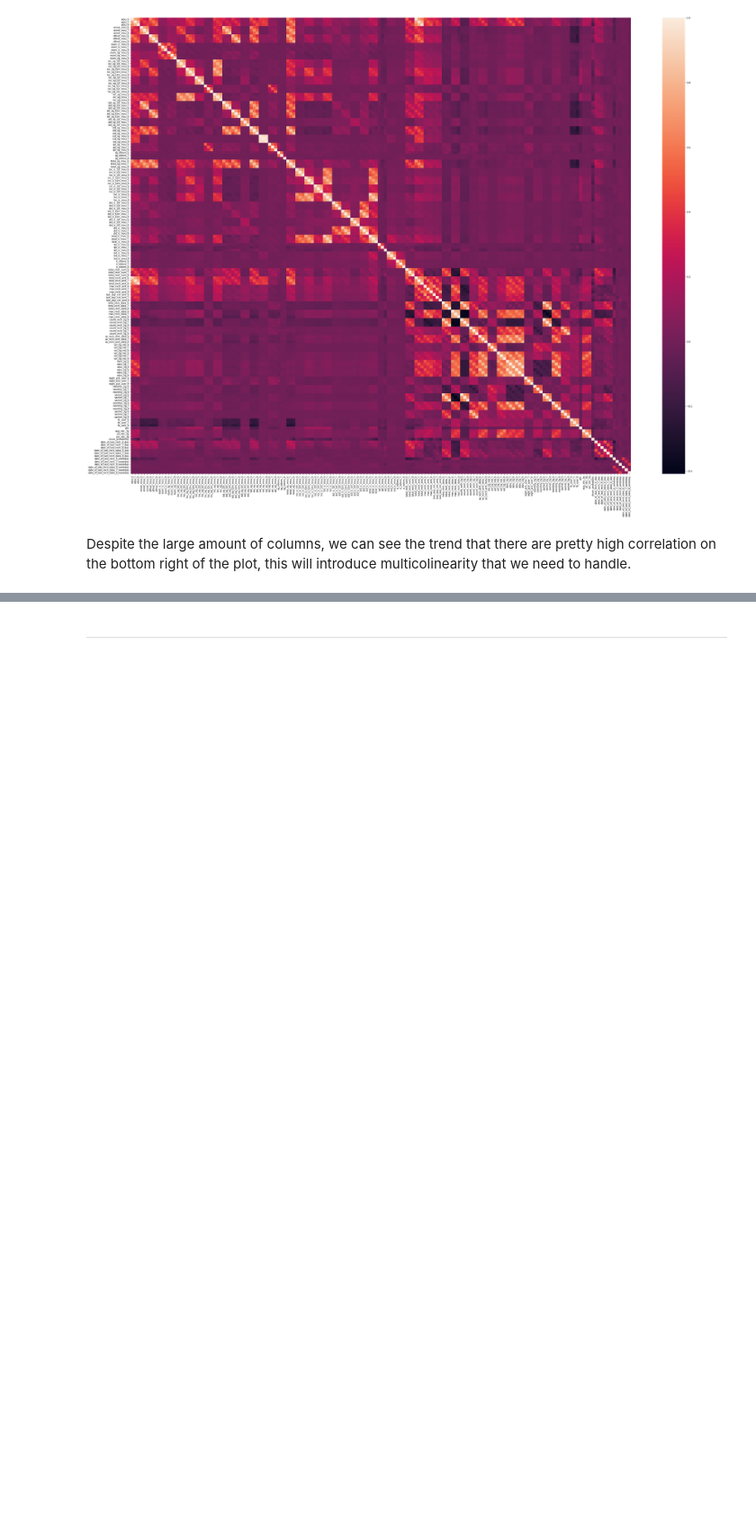
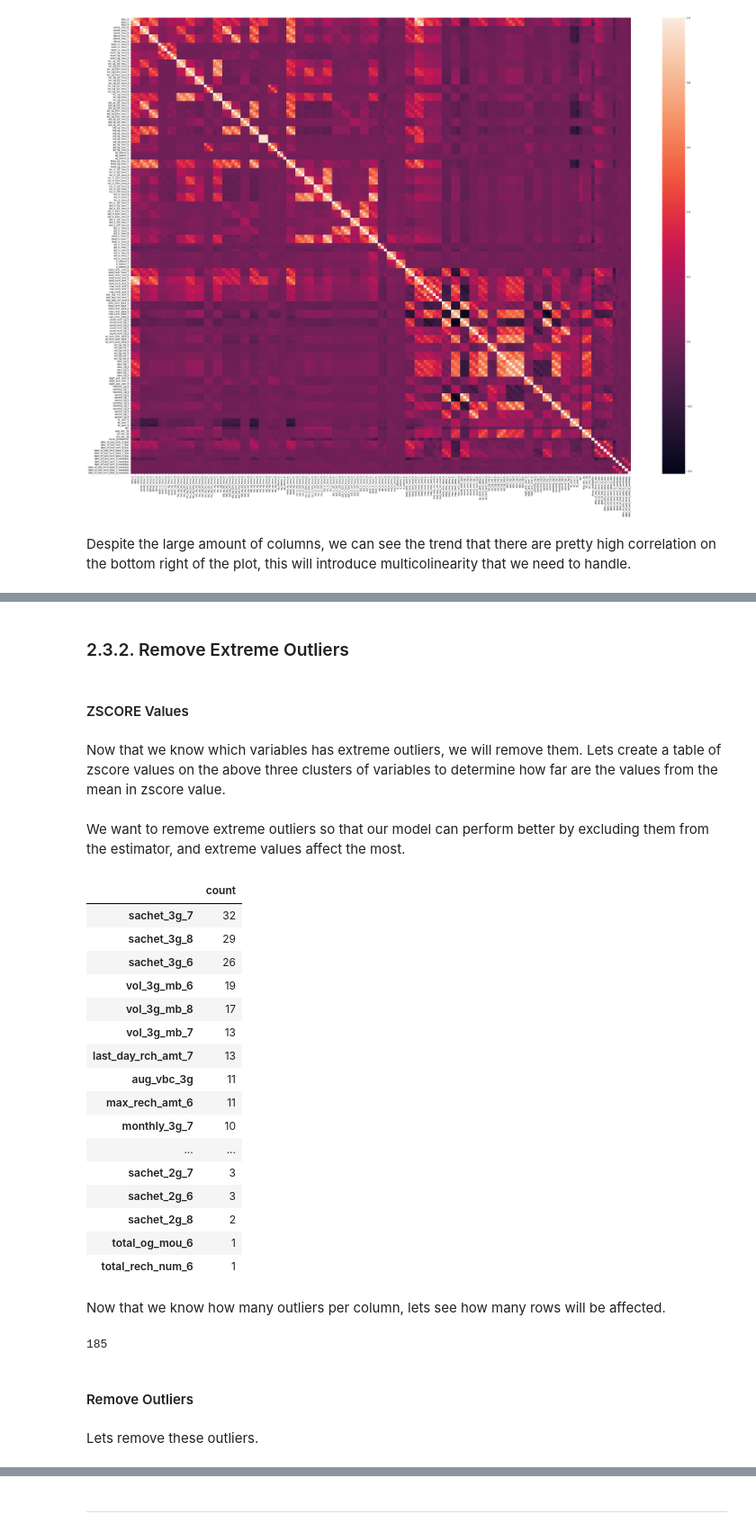
Before and after one commit to hendrauzia/ljmu-tccs, a Jupyter notebook: code/Telecom Churn Case Study.ipynb, the cells around one changed output, grey strips where cells are left out. Shown at 90% size. Cells and saved outputs as stored; diff of their text form; code cells hidden in the pictures; blank space fills up the shorter version.

```diff
--- a/code/Telecom Churn Case Study.ipynb
+++ b/code/Telecom Churn Case Study.ipynb
@@ -463,2 +397,0 @@ Lets remove these outliers.
-# %%
-df = df[(np.abs(stats.zscore(df[outliers])) < 25).all(axis=1)]
@@ -472,0 +410,41 @@ Now that we have no longer extreme outliers on specific clusters of data, we can
+# %% [markdown]
+### 2.3.2. Remove Extreme Outliers
+# %% [markdown]
+#### ZSCORE Values
+# %% [markdown]
+Now that we know which variables has extreme outliers, we will remove them. Lets create a table of zscore values on the above three clusters of variables to determine how far are the values from the mean in zscore value.
+# %%
+z = np.abs(stats.zscore(df)).fillna(0)
+# %% [markdown]
+We want to remove extreme outliers so that our model can perform better by excluding them from the estimator, and extreme values affect the most.
+# %%
+z_count = pd.DataFrame(z[z < 20].isna().sum(), columns=['count'])
+z_count[z_count['count'] > 0].sort_values('count', ascending=False)
+# %% [output]
+|  | count |
+| sachet_3g_7 | 32 |
+| sachet_3g_8 | 29 |
+| sachet_3g_6 | 26 |
+| vol_3g_mb_6 | 19 |
+| vol_3g_mb_8 | 17 |
+| vol_3g_mb_7 | 13 |
+| last_day_rch_amt_7 | 13 |
+| aug_vbc_3g | 11 |
+| max_rech_amt_6 | 11 |
+| monthly_3g_7 | 10 |
+| ... | ... |
+| sachet_2g_7 | 3 |
+| sachet_2g_6 | 3 |
+| sachet_2g_8 | 2 |
+| total_og_mou_6 | 1 |
+| total_rech_num_6 | 1 |
+# %% [markdown]
+Now that we know how many outliers per column, lets see how many rows will be affected.
+# %%
+(z[z < 20].isna().sum(axis=1) > 0).sum()
+# %% [output]
+185
+# %% [markdown]
+#### Remove Outliers
+# %% [markdown]
+Lets remove these outliers.
```
Also changed, not shown: parts of 89 cells of this notebook.
